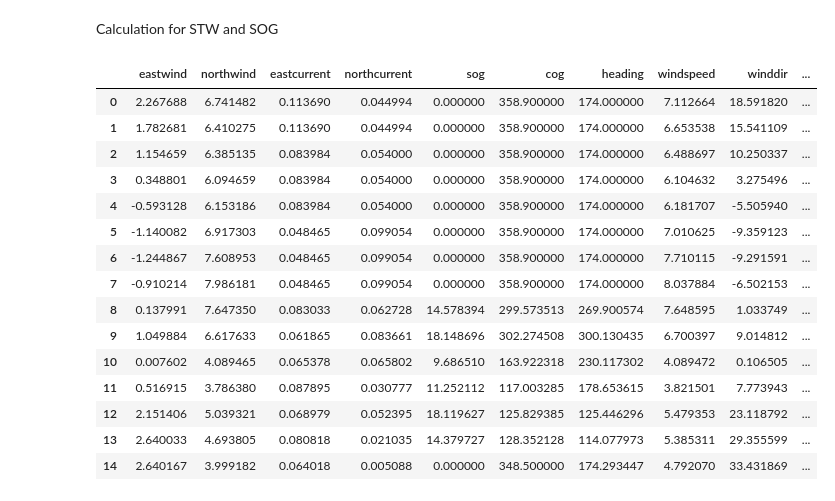
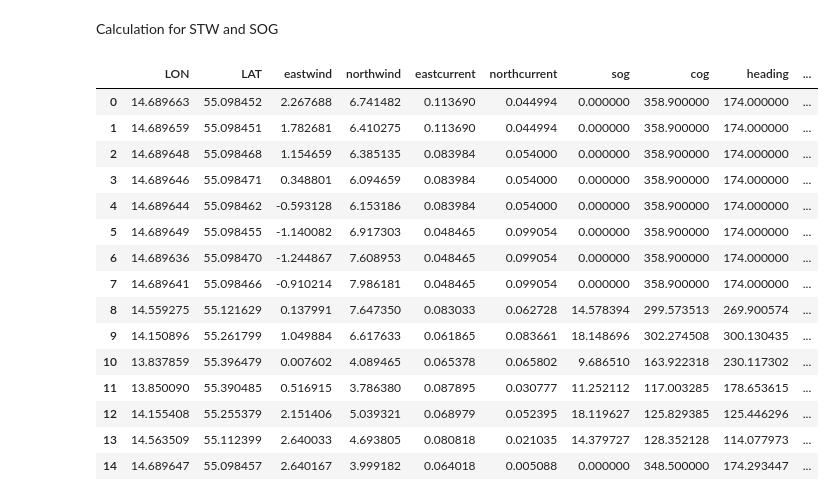
Before and after one commit to hiwafi/thesis-ais, a Jupyter notebook: AIS_cur_wind_processing.ipynb, the cells around one changed output. Cells and saved outputs as stored; diff of their text form; code cells hidden in the pictures.

```diff
--- a/AIS_cur_wind_processing.ipynb
+++ b/AIS_cur_wind_processing.ipynb
@@ -71,6 +71,6 @@ Data columns (total 27 columns):
 dtypes: float64(24), int64(2), object(1)
 memory usage: 1.6+ MB
 # %%
-dfship_pre3 = dfship_pre2.drop(dfship_pre2.columns[[0,1,2,5,6,7,8,9,10,11,12,13,14,15,16,17,18,21,22,23]],axis=1)
+dfship_pre3 = dfship_pre2.drop(dfship_pre2.columns[[0,5,6,7,8,9,10,11,12,13,14,15,16,17,18,21,22,23]],axis=1)
 dfship_pre3.head(n=5)
 # %% [output]
@@ -153,28 +155,36 @@ dfship_pre3.describe()
 # %% [markdown]
 Calculation for STW and SOG
 # %%
-dfship_pre3["vg_x"] = (dfship_pre3["sog"] * np.sin(np.deg2rad(dfship_pre3["cog"])))/1.9438
-dfship_pre3["vc"] = (dfship_pre3["curspeed"]) * np.sin(np.deg2rad(dfship_pre3["curdir"]))
-dfship_pre3["vwms"] = (dfship_pre3["vg_x"] - dfship_pre3["vc"]) / np.sin(np.deg2rad(dfship_pre3["heading"]))
-dfship_pre3["vwknot"] = dfship_pre3["vwms"] * 1.9438
+#dfship_pre3["vg_x"] = (dfship_pre3["sog"] * np.sin(np.deg2rad(dfship_pre3["cog"])))/1.9438
+#dfship_pre3["vc"] = (dfship_pre3["curspeed"]) * np.sin(np.deg2rad(dfship_pre3["curdir"]))
+#dfship_pre3["vwms"] = (dfship_pre3["vg_x"] - dfship_pre3["vc"]) / np.sin(np.deg2rad(dfship_pre3["heading"]))
+#dfship_pre3["vwknot"] = dfship_pre3["vwms"] * 1.9438
+#dfship_pre3.head(n=15)
+
+dfship_pre3["vgms"] = dfship_pre3["sog"]/1.9438
+dfship_pre3["vwmsqr"] = dfship_pre3["curspeed"]**2 + dfship_pre3["vgms"]**2 + 2*dfship_pre3["curspeed"]*dfship_pre3["sog"]*np.cos(np.deg2rad(dfship_pre3["curdir"]))
+dfship_pre3["vwms"] = np.sqrt(dfship_pre3["curspeed"]**2 + dfship_pre3["vgms"]**2 + 2*dfship_pre3["curspeed"]*dfship_pre3["sog"]*np.cos(np.deg2rad(dfship_pre3["curdir"])))
+dfship_pre3["vwknot"] = dfship_pre3["vwms"]*1.9438
 dfship_pre3.head(n=15)
+
+#dfship_pre3.to_csv("AIS_curdir.csv")
 # %% [output]
-|  | eastwind | northwind | eastcurrent | northcurrent | sog | cog | heading | windspeed | winddir | ... |
-| 0 | 2.267688 | 6.741482 | 0.113690 | 0.044994 | 0.000000 | 358.900000 | 174.000000 | 7.112664 | 18.591820 | ... |
-| 1 | 1.782681 | 6.410275 | 0.113690 | 0.044994 | 0.000000 | 358.900000 | 174.000000 | 6.653538 | 15.541109 | ... |
-| 2 | 1.154659 | 6.385135 | 0.083984 | 0.054000 | 0.000000 | 358.900000 | 174.000000 | 6.488697 | 10.250337 | ... |
-| 3 | 0.348801 | 6.094659 | 0.083984 | 0.054000 | 0.000000 | 358.900000 | 174.000000 | 6.104632 | 3.275496 | ... |
-| 4 | -0.593128 | 6.153186 | 0.083984 | 0.054000 | 0.000000 | 358.900000 | 174.000000 | 6.181707 | -5.505940 | ... |
-| 5 | -1.140082 | 6.917303 | 0.048465 | 0.099054 | 0.000000 | 358.900000 | 174.000000 | 7.010625 | -9.359123 | ... |
-| 6 | -1.244867 | 7.608953 | 0.048465 | 0.099054 | 0.000000 | 358.900000 | 174.000000 | 7.710115 | -9.291591 | ... |
-| 7 | -0.910214 | 7.986181 | 0.048465 | 0.099054 | 0.000000 | 358.900000 | 174.000000 | 8.037884 | -6.502153 | ... |
-| 8 | 0.137991 | 7.647350 | 0.083033 | 0.062728 | 14.578394 | 299.573513 | 269.900574 | 7.648595 | 1.033749 | ... |
-| 9 | 1.049884 | 6.617633 | 0.061865 | 0.083661 | 18.148696 | 302.274508 | 300.130435 | 6.700397 | 9.014812 | ... |
-| 10 | 0.007602 | 4.089465 | 0.065378 | 0.065802 | 9.686510 | 163.922318 | 230.117302 | 4.089472 | 0.106505 | ... |
-| 11 | 0.516915 | 3.786380 | 0.087895 | 0.030777 | 11.252112 | 117.003285 | 178.653615 | 3.821501 | 7.773943 | ... |
-| 12 | 2.151406 | 5.039321 | 0.068979 | 0.052395 | 18.119627 | 125.829385 | 125.446296 | 5.479353 | 23.118792 | ... |
-| 13 | 2.640033 | 4.693805 | 0.080818 | 0.021035 | 14.379727 | 128.352128 | 114.077973 | 5.385311 | 29.355599 | ... |
-| 14 | 2.640167 | 3.999182 | 0.064018 | 0.005088 | 0.000000 | 348.500000 | 174.293447 | 4.792070 | 33.431869 | ... |
+|  | LON | LAT | eastwind | northwind | eastcurrent | northcurrent | sog | cog | heading | ... |
+| 0 | 14.689663 | 55.098452 | 2.267688 | 6.741482 | 0.113690 | 0.044994 | 0.000000 | 358.900000 | 174.000000 | ... |
+| 1 | 14.689659 | 55.098451 | 1.782681 | 6.410275 | 0.113690 | 0.044994 | 0.000000 | 358.900000 | 174.000000 | ... |
+| 2 | 14.689648 | 55.098468 | 1.154659 | 6.385135 | 0.083984 | 0.054000 | 0.000000 | 358.900000 | 174.000000 | ... |
+| 3 | 14.689646 | 55.098471 | 0.348801 | 6.094659 | 0.083984 | 0.054000 | 0.000000 | 358.900000 | 174.000000 | ... |
+| 4 | 14.689644 | 55.098462 | -0.593128 | 6.153186 | 0.083984 | 0.054000 | 0.000000 | 358.900000 | 174.000000 | ... |
+| 5 | 14.689649 | 55.098455 | -1.140082 | 6.917303 | 0.048465 | 0.099054 | 0.000000 | 358.900000 | 174.000000 | ... |
+| 6 | 14.689636 | 55.098470 | -1.244867 | 7.608953 | 0.048465 | 0.099054 | 0.000000 | 358.900000 | 174.000000 | ... |
+| 7 | 14.689641 | 55.098466 | -0.910214 | 7.986181 | 0.048465 | 0.099054 | 0.000000 | 358.900000 | 174.000000 | ... |
+| 8 | 14.559275 | 55.121629 | 0.137991 | 7.647350 | 0.083033 | 0.062728 | 14.578394 | 299.573513 | 269.900574 | ... |
+| 9 | 14.150896 | 55.261799 | 1.049884 | 6.617633 | 0.061865 | 0.083661 | 18.148696 | 302.274508 | 300.130435 | ... |
+| 10 | 13.837859 | 55.396479 | 0.007602 | 4.089465 | 0.065378 | 0.065802 | 9.686510 | 163.922318 | 230.117302 | ... |
+| 11 | 13.850090 | 55.390485 | 0.516915 | 3.786380 | 0.087895 | 0.030777 | 11.252112 | 117.003285 | 178.653615 | ... |
+| 12 | 14.155408 | 55.255379 | 2.151406 | 5.039321 | 0.068979 | 0.052395 | 18.119627 | 125.829385 | 125.446296 | ... |
+| 13 | 14.563509 | 55.112399 | 2.640033 | 4.693805 | 0.080818 | 0.021035 | 14.379727 | 128.352128 | 114.077973 | ... |
+| 14 | 14.689647 | 55.098457 | 2.640167 | 3.999182 | 0.064018 | 0.005088 | 0.000000 | 348.500000 | 174.293447 | ... |
 # %%
 dfship_pre3.describe()
 # %% [output]
```
Also changed, not shown: parts of 10 cells of this notebook, 1 other file.
